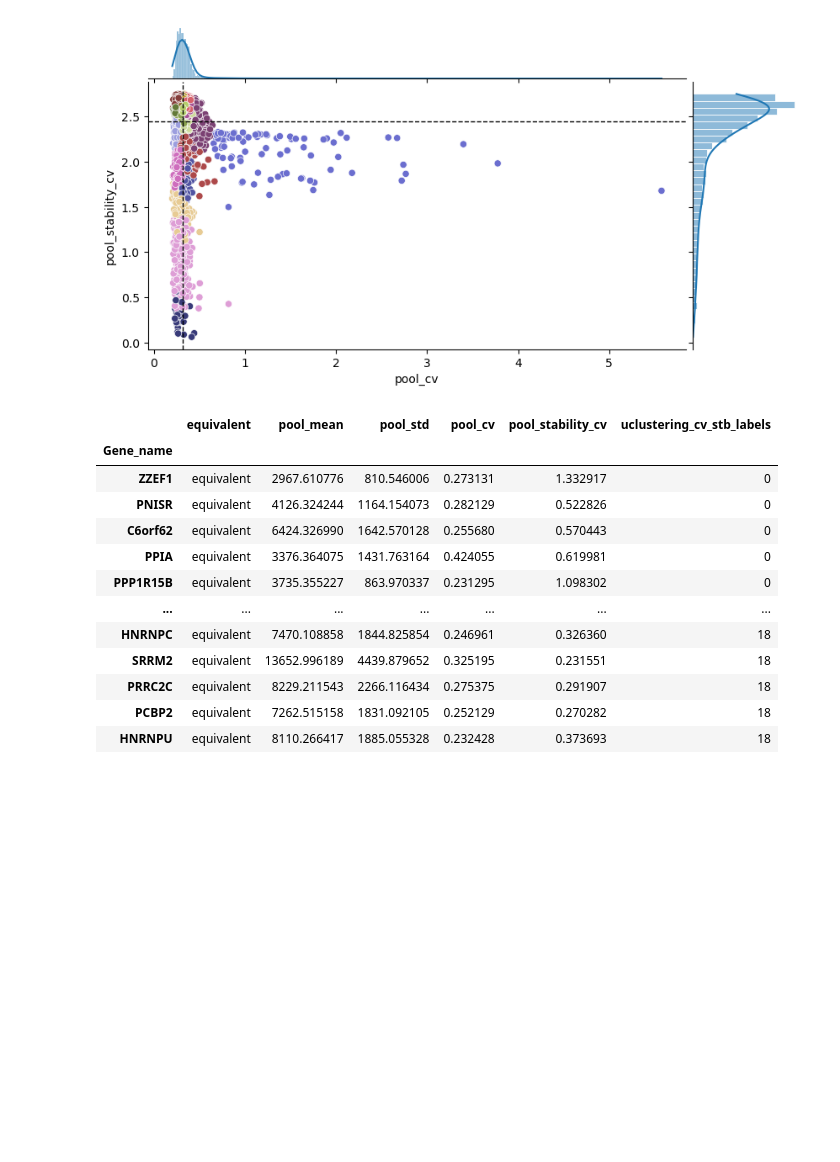
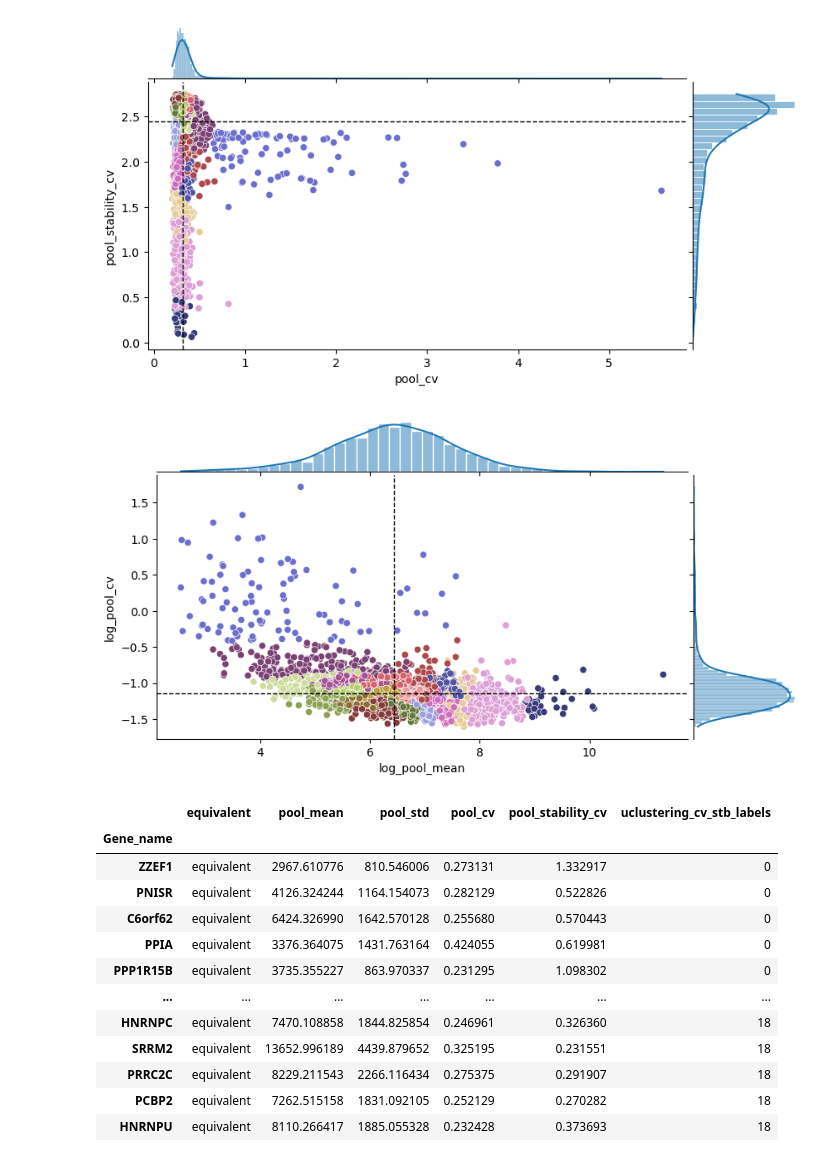
Before and after one commit to guilhermetabordaribas/housekeepingMinerPy, a Jupyter notebook: testing_pkg_hkgMiner.ipynb, the cells around one changed output. Drawn from its saved outputs; the diff is of its cells as text; code cells hidden in the pictures; blank space fills up the shorter version.

```diff
--- a/testing_pkg_hkgMiner.ipynb
+++ b/testing_pkg_hkgMiner.ipynb
@@ -314,6 +314,13 @@ AnnData object with n_obs × n_vars = 496 × 2748
 hkg.plot.plot_stb_cv(adata, hue='uclustering_cv_stb_labels', palette='tab20b_r')
 # %% [output]
 [figure]
+# %%
+adata.var['log_pool_mean'] = np.log(adata.var.pool_mean)
+adata.var['log_pool_cv'] = np.log(adata.var.pool_cv)
+# %%
+hkg.plot.plot_stb_cv(adata, x='log_pool_mean', y='log_pool_cv', hue='uclustering_cv_stb_labels', palette='tab20b_r')
+# %% [output]
+[figure, added]
 # %%
 adata.var.sort_values('uclustering_cv_stb_labels')
 # %% [output]
```
Also changed, not shown: parts of 1 cell of this notebook.
